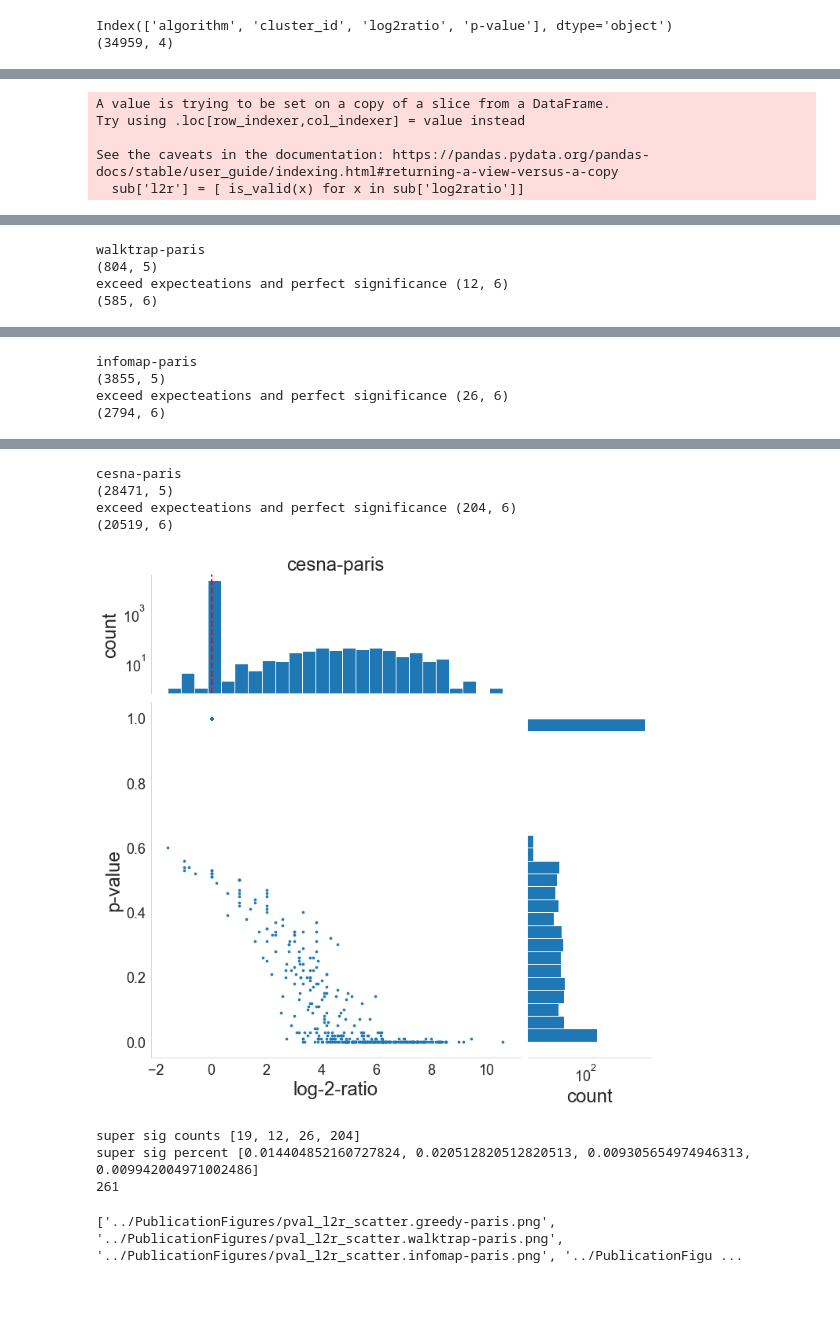
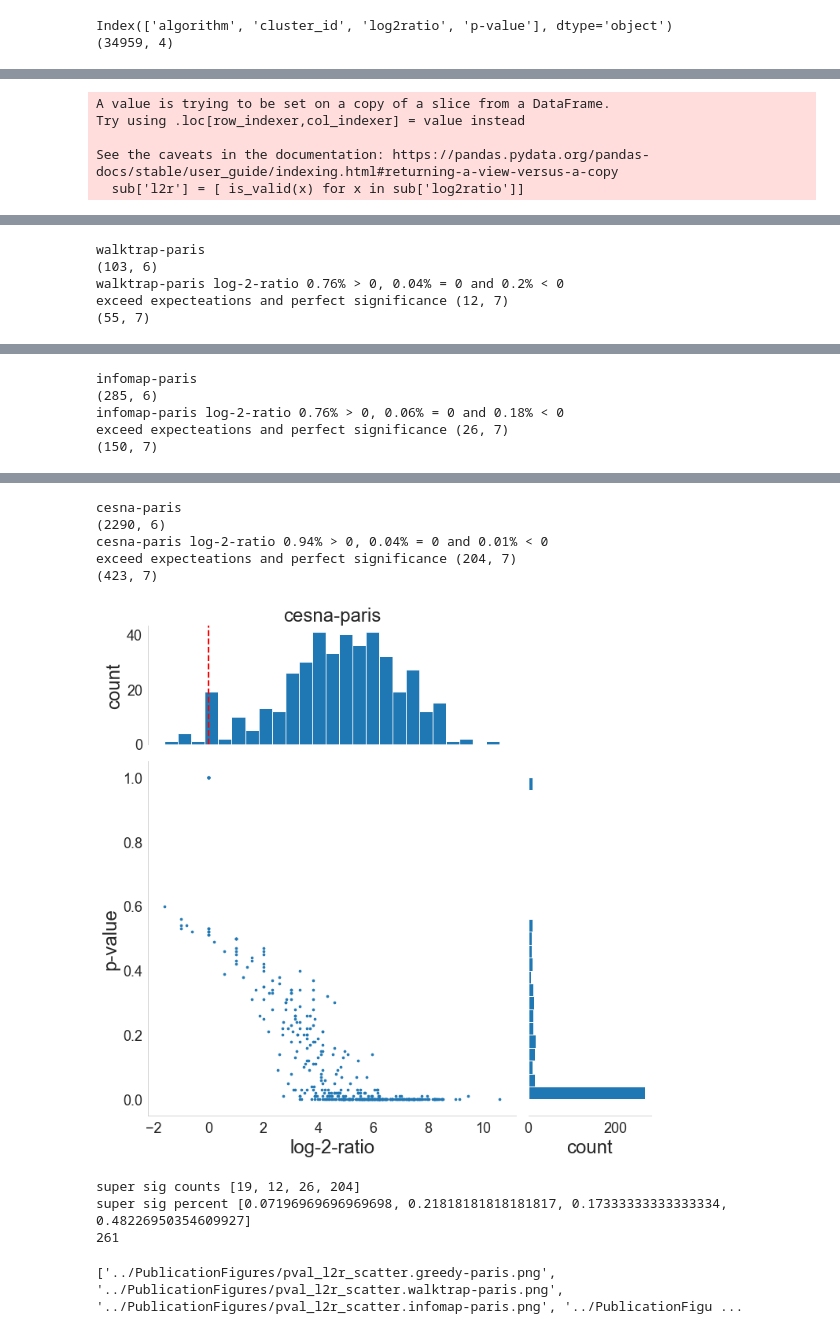
Before and after one commit to MSBradshaw/BOCC, a Jupyter notebook: Experiments/make_figures.ipynb, the cells around one changed output, grey strips where cells are left out. Drawn from its saved outputs; the diff is of its cells as text; code cells hidden in the pictures; blank space fills up the shorter version.

Commit message:
updated drug list for rediscovery and removed trivial clusters from p vs l2r plot

```diff
--- a/Experiments/make_figures.ipynb
+++ b/Experiments/make_figures.ipynb
@@ -82,3 +82,16 @@ print('# non-trivial sub clusters',sum([len(g_subcoms),len(w_subcoms),len(i_subc
 # %% [output]
 # sub clusters 32767
 # non-trivial sub clusters 3696
+# %%
+# do the same things as above but with the paris 2020 crosses
+g_subcoms_20 = load_clusters('../SubComs/2020/paris.greedy.2020.coms.txt')
+w_subcoms_20 = load_clusters('../SubComs/2020/paris.walktrap.2020.coms.txt')
+i_subcoms_20 = load_clusters('../SubComs/2020/paris.infomap.2020.coms.txt')
+c_subcoms_20 = load_clusters('../SubComs/2020/paris.cesna.2020.coms.txt')
+
+print('# 2020 sub clusters',sum([len(g_subcoms),len(w_subcoms),len(i_subcoms),len(c_subcoms)]))
+g_subcoms_20 = remove_trivial_coms(g_subcoms_20)
+w_subcoms_20 = remove_trivial_coms(w_subcoms_20)
+i_subcoms_20 = remove_trivial_coms(i_subcoms_20)
+c_subcoms_20 = remove_trivial_coms(c_subcoms_20)
+print('# 2020 non-trivial sub clusters',sum([len(g_subcoms),len(w_subcoms),len(i_subcoms),len(c_subcoms)]))
@@ -378,3 +394,6 @@ print(l2r_p_df.shape)
 # %% [output]
 Index(['algorithm', 'cluster_id', 'log2ratio', 'p-value'], dtype='object')
 (34959, 4)
+# %%
+og_df = l2r_p_df.copy()
+print(og_df['algorithm'].unique())
@@ -380,0 +404,19 @@ Index(['algorithm', 'cluster_id', 'log2ratio', 'p-value'], dtype='object')
+# %%
+l2r_p_df = og_df.copy()
+print(l2r_p_df)
+l2r_p_df['algorithm2'] = [ x.split('-')[1] + '.' + x.split('-')[0] for x in l2r_p_df['algorithm']]
+l2r_p_df['uid'] = l2r_p_df['algorithm2'] + '.2020:' + l2r_p_df['cluster_id'].astype(str)
+# l2r_p_df['uid'] = [ x.replace('-','.') for x in l2r_p_df['uid']]
+print(l2r_p_df)
+non_trivial_sub_coms = []
+for algo,subcoms_ittr in zip(['greedy','walktrap','infomap','cesna'],
+                             [g_subcoms_20,w_subcoms_20,i_subcoms_20,c_subcoms_20]):
+    for com in subcoms_ittr:
+        non_trivial_sub_coms.append('paris.{}.2020:{}'.format(algo,str(com.name)))
+print(len(non_trivial_sub_coms))
+print(non_trivial_sub_coms[0:15])
+print(l2r_p_df.shape)
+l2r_p_df = l2r_p_df[l2r_p_df['uid'].isin(non_trivial_sub_coms)]
+print(l2r_p_df.shape)
+# for x in l2r_p_df['uid']:
+#     print(x)
@@ -446,6 +506,10 @@ for algo in algos:
     print(sub.shape)
     sub['l2r'] = [ is_valid(x) for x in sub['log2ratio']]
     sub = sub[sub['l2r'] != 'ignore']
+    l2r_gr8_0 = round(sum(sub['l2r'] > 0) / sub.shape[0],2)
+    l2r_eq_0 = round(sum(sub['l2r'] == 0) / sub.shape[0],2)
+    l2r_sub_0 = round(sum(sub['l2r'] < 0) / sub.shape[0],2)
+    print('{} log-2-ratio {}% > 0, {}% = 0 and {}% < 0'.format(algo,str(l2r_gr8_0),str(l2r_eq_0),str(l2r_sub_0)))
     subsub = sub[sub['p-value'] <= 0.0001]
     subsub = subsub[subsub['l2r'] > 0]
     print('exceed expecteations and perfect significance',subsub.shape)
@@ -458,8 +522,8 @@ for algo in algos:
     axes[0,0].hist(sub['l2r'],bins=25)
     axes[1,1].hist(sub['p-value'],bins=25,orientation='horizontal')
     axes[0,1].set_visible(False)
-    axes[0,0].set_yscale('log')
-    axes[1,1].set_xscale('log')
+#     axes[0,0].set_yscale('log')
+#     axes[1,1].set_xscale('log')
 
     clear_ax(axes[0,0],bottom=False,left=True)
     clear_ax(axes[1,0],bottom=True,left=True)
@@ -502,4 +567,5 @@ See the caveats in the documentation: https://pandas.pydata.org/pandas-docs/stab
 walktrap-paris
-(804, 5)
-exceed expecteations and perfect significance (12, 6)
-(585, 6)
+(103, 6)
+walktrap-paris log-2-ratio 0.76% > 0, 0.04% = 0 and 0.2% < 0
+exceed expecteations and perfect significance (12, 7)
+(55, 7)
@@ -507,4 +573,5 @@ exceed expecteations and perfect significance (12, 6)
 infomap-paris
-(3855, 5)
-exceed expecteations and perfect significance (26, 6)
-(2794, 6)
+(285, 6)
+infomap-paris log-2-ratio 0.76% > 0, 0.06% = 0 and 0.18% < 0
+exceed expecteations and perfect significance (26, 7)
+(150, 7)
@@ -512,10 +579,11 @@ exceed expecteations and perfect significance (26, 6)
 cesna-paris
-(28471, 5)
-exceed expecteations and perfect significance (204, 6)
-(20519, 6)
+(2290, 6)
+cesna-paris log-2-ratio 0.94% > 0, 0.04% = 0 and 0.01% < 0
+exceed expecteations and perfect significance (204, 7)
+(423, 7)
-[figure, old version]
+[figure, new version]
 super sig counts [19, 12, 26, 204]
-super sig percent [0.014404852160727824, 0.020512820512820513, 0.009305654974946313, 0.009942004971002486]
+super sig percent [0.07196969696969698, 0.21818181818181817, 0.17333333333333334, 0.48226950354609927]
 261
 # %%
 # Merge the 4 3-panel plots into one plot to rule them all!
```
Also changed, not shown: parts of 6 cells of this notebook, 2 other files.
